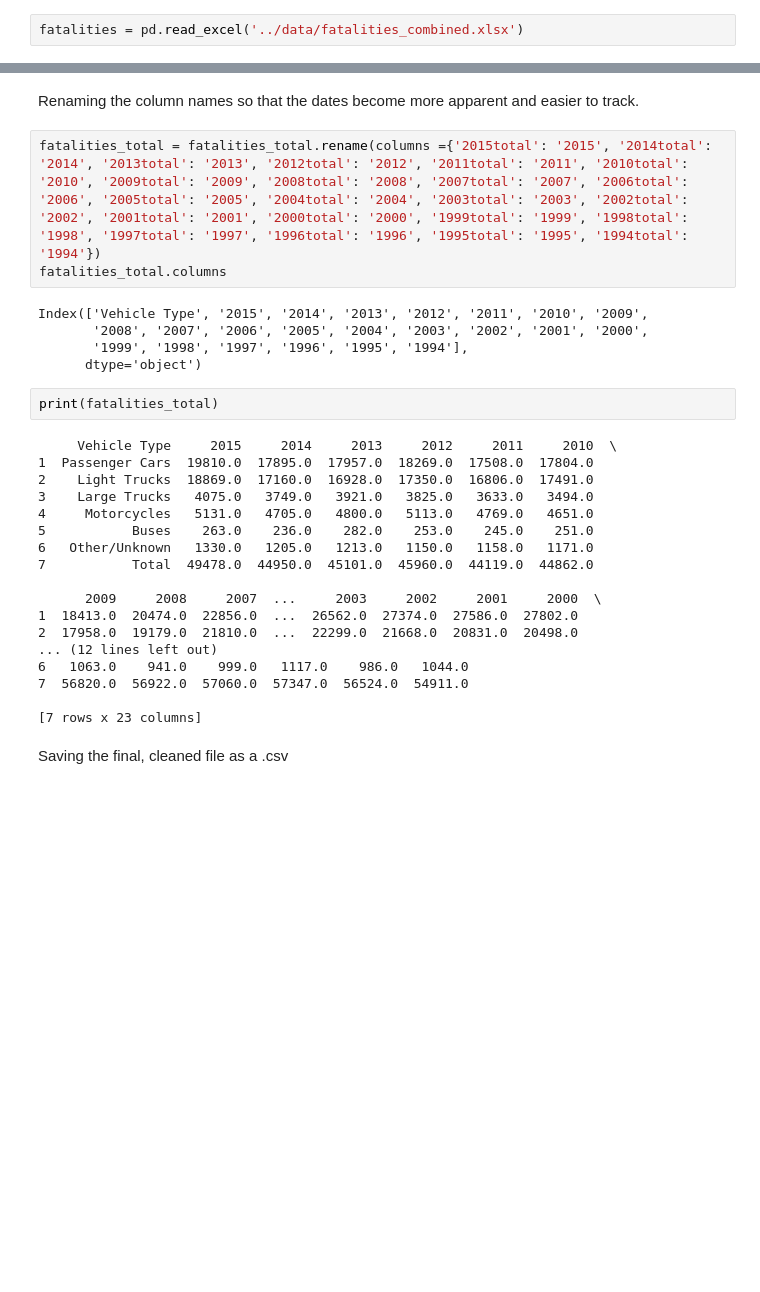
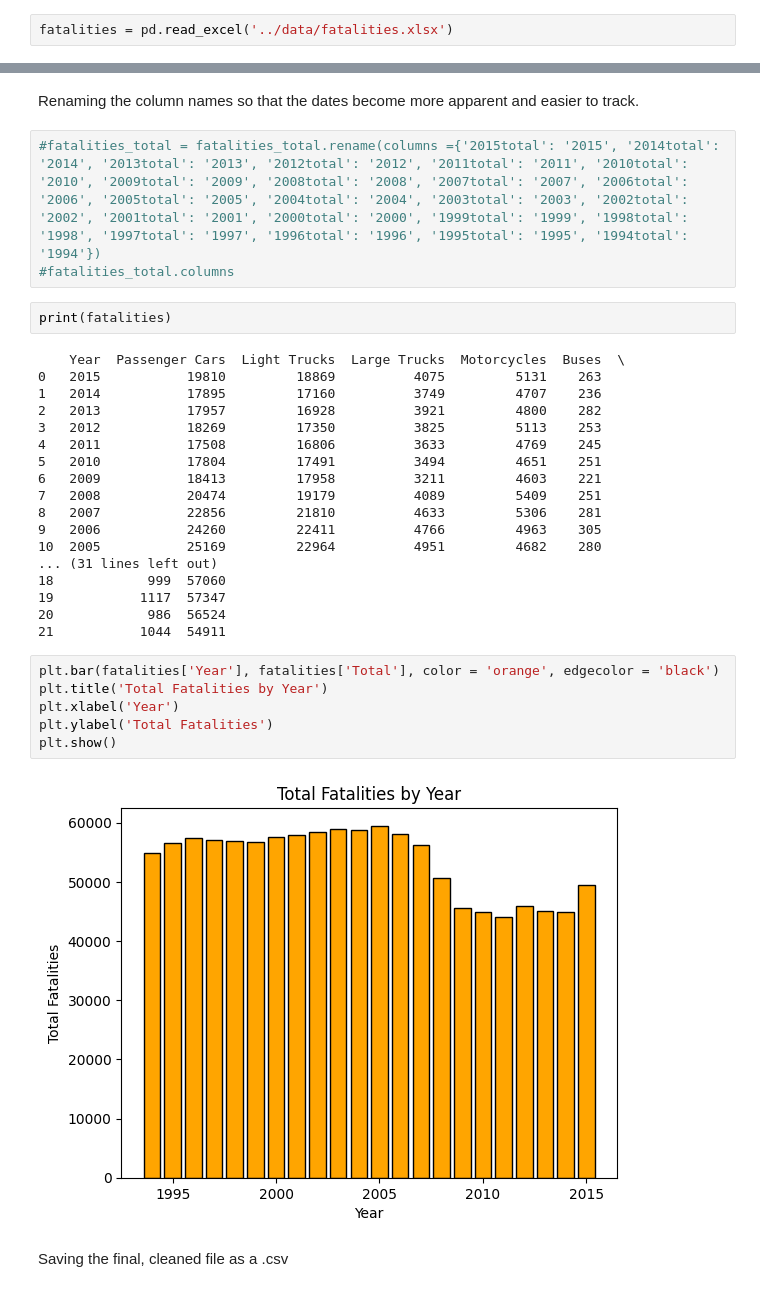
Before and after one commit to andrewauxier/capstone, a Jupyter notebook: notebooks/fatal_crashes_cleaning.ipynb, the cells around one changed output, grey strips where cells are left out. Cells and saved outputs as stored; diff of their text form; blank space fills up the shorter version.

```diff
--- a/notebooks/fatal_crashes_cleaning.ipynb
+++ b/notebooks/fatal_crashes_cleaning.ipynb
@@ -4,6 +4,6 @@ Fatal Crashes Cleaning and Analysis
 import pandas as pd
 import matplotlib.pyplot as plt
 # %%
-fatalities = pd.read_excel('../data/fatalities_combined.xlsx')
+fatalities = pd.read_excel('../data/fatalities.xlsx')
 # %% [markdown]
 Exploring the data a little to see what I'm working with.
@@ -142,33 +47,36 @@ Index(['Vehicle Type', '2015total', '2014total', '2013total', '2012total',
 # %% [markdown]
 Renaming the column names so that the dates become more apparent and easier to track.
 # %%
-fatalities_total = fatalities_total.rename(columns ={'2015total': '2015', '2014total': '2014', '2013total': '2013', '2012total': '2012', '2011total': '2011', '2010total': '2010', '2009total': '2009', '2008total': '2008', '2007total': '2007', '2006total': '2006', '2005total': '2005', '2004total': '2004', '2003total': '2003', '2002total': '2002', '2001total': '2001', '2000total': '2000', '1999total': '1999', '1998total': '1998', '1997total': '1997', '1996total': '1996', '1995total': '1995', '1994total': '1994'})
-fatalities_total.columns
+#fatalities_total = fatalities_total.rename(columns ={'2015total': '2015', '2014total': '2014', '2013total': '2013', '2012total': '2012', '2011total': '2011', '2010total': '2010', '2009total': '2009', '2008total': '2008', '2007total': '2007', '2006total': '2006', '2005total': '2005', '2004total': '2004', '2003total': '2003', '2002total': '2002', '2001total': '2001', '2000total': '2000', '1999total': '1999', '1998total': '1998', '1997total': '1997', '1996total': '1996', '1995total': '1995', '1994total': '1994'})
+#fatalities_total.columns
-# %% [output]
-Index(['Vehicle Type', '2015', '2014', '2013', '2012', '2011', '2010', '2009',
-       '2008', '2007', '2006', '2005', '2004', '2003', '2002', '2001', '2000',
-       '1999', '1998', '1997', '1996', '1995', '1994'],
-      dtype='object')
 # %%
-print(fatalities_total)
+print(fatalities)
 # %% [output]
-     Vehicle Type     2015     2014     2013     2012     2011     2010  \
-1  Passenger Cars  19810.0  17895.0  17957.0  18269.0  17508.0  17804.0
-2    Light Trucks  18869.0  17160.0  16928.0  17350.0  16806.0  17491.0
-3    Large Trucks   4075.0   3749.0   3921.0   3825.0   3633.0   3494.0
-4     Motorcycles   5131.0   4705.0   4800.0   5113.0   4769.0   4651.0
-5           Buses    263.0    236.0    282.0    253.0    245.0    251.0
-6   Other/Unknown   1330.0   1205.0   1213.0   1150.0   1158.0   1171.0
-7           Total  49478.0  44950.0  45101.0  45960.0  44119.0  44862.0
-
-      2009     2008     2007  ...     2003     2002     2001     2000  \
-1  18413.0  20474.0  22856.0  ...  26562.0  27374.0  27586.0  27802.0
-2  17958.0  19179.0  21810.0  ...  22299.0  21668.0  20831.0  20498.0
-... (12 lines left out)
-6   1063.0    941.0    999.0   1117.0    986.0   1044.0
-7  56820.0  56922.0  57060.0  57347.0  56524.0  54911.0
-
-[7 rows x 23 columns]
+    Year  Passenger Cars  Light Trucks  Large Trucks  Motorcycles  Buses  \
+0   2015           19810         18869          4075         5131    263
+1   2014           17895         17160          3749         4707    236
+2   2013           17957         16928          3921         4800    282
+3   2012           18269         17350          3825         5113    253
+4   2011           17508         16806          3633         4769    245
+5   2010           17804         17491          3494         4651    251
+6   2009           18413         17958          3211         4603    221
+7   2008           20474         19179          4089         5409    251
+8   2007           22856         21810          4633         5306    281
+9   2006           24260         22411          4766         4963    305
+10  2005           25169         22964          4951         4682    280
+... (31 lines left out)
+18            999  57060
+19           1117  57347
+20            986  56524
+21           1044  54911
+# %%
+plt.bar(fatalities['Year'], fatalities['Total'], color = 'orange', edgecolor = 'black')
+plt.title('Total Fatalities by Year')
+plt.xlabel('Year')
+plt.ylabel('Total Fatalities')
+plt.show()
+# %% [output]
+[figure, added]
 # %% [markdown]
 Saving the final, cleaned file as a .csv
 # %%
```
Also changed, not shown: parts of 18 cells of this notebook, 5 other files.
